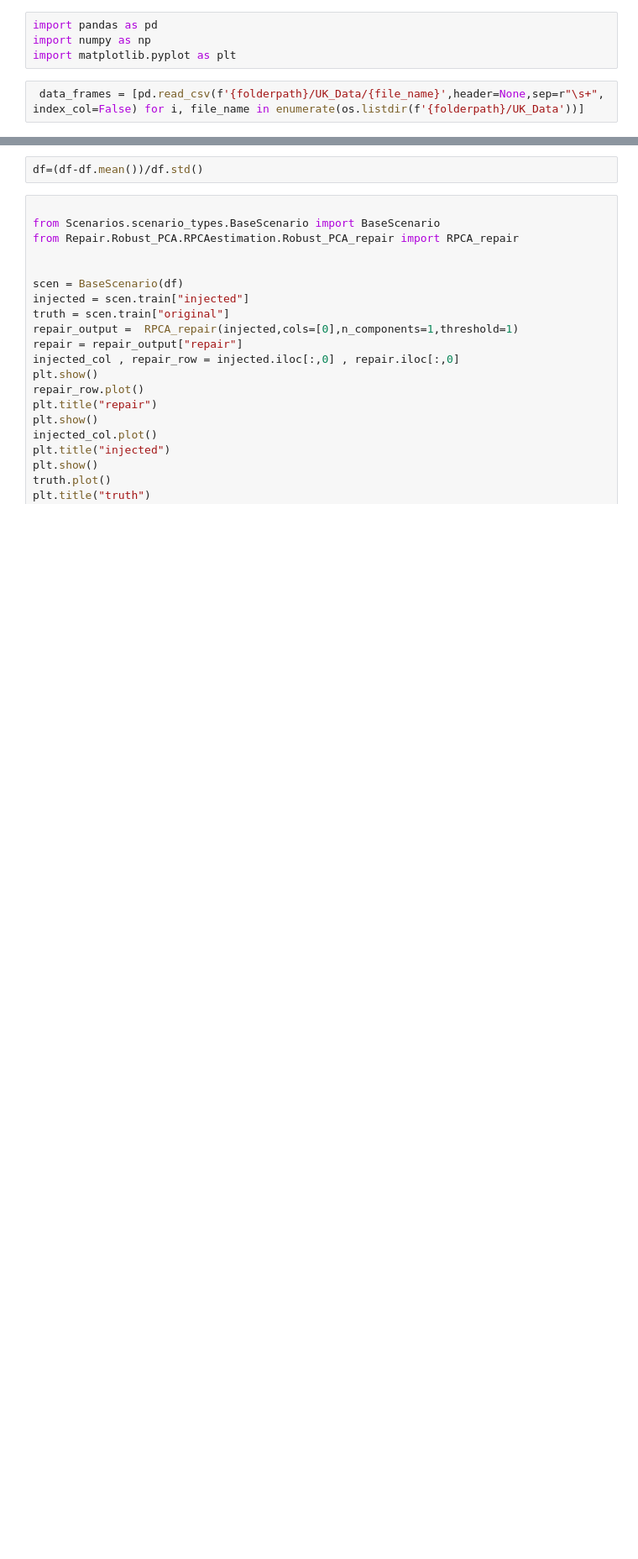
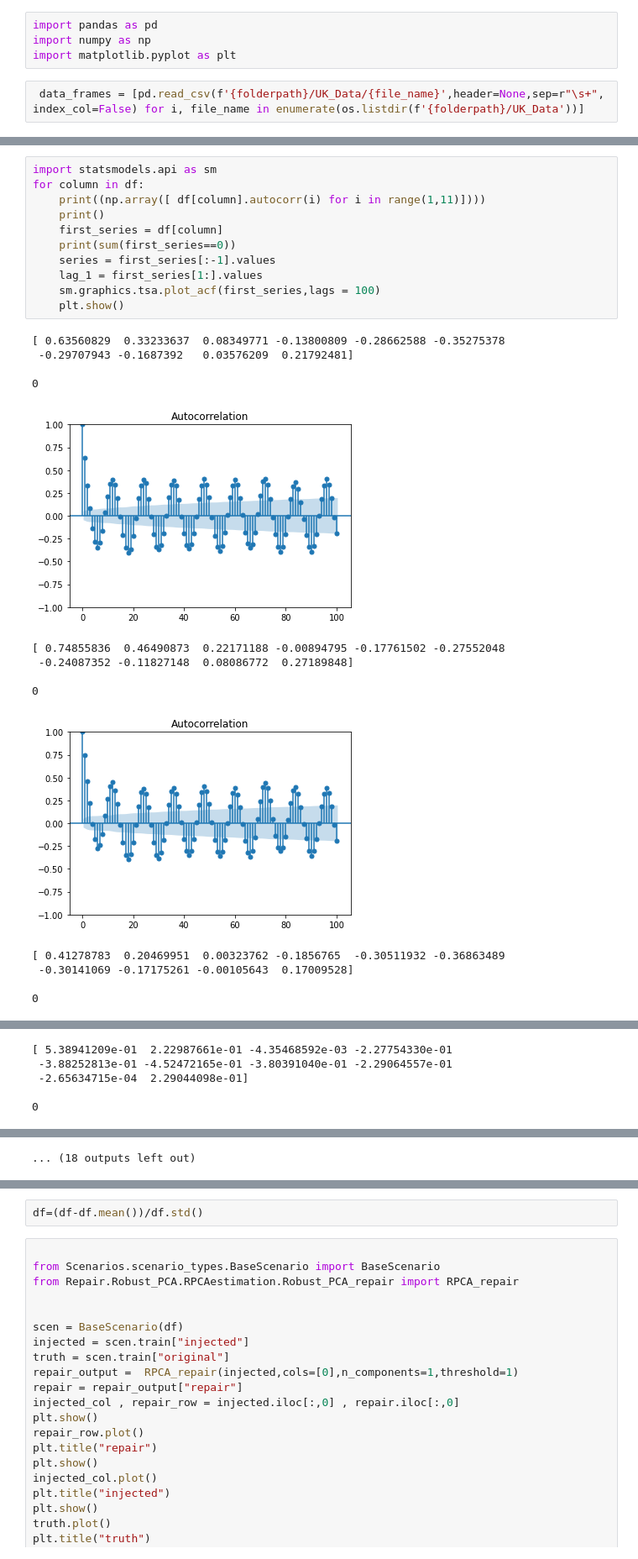
Before and after one commit to AKheli/RepBench, a Jupyter notebook: notebooks/UK.ipynb, the cells around one changed output, grey strips where cells are left out. Shown at 84% size. Drawn from its saved outputs; the diff is of its cells as text; blank space fills up the shorter version.

```diff
--- a/notebooks/UK.ipynb
+++ b/notebooks/UK.ipynb
@@ -23,0 +89,26 @@ df = pd.DataFrame([np.array(d[2]) for d in data_frames]).T
+# %%
+import statsmodels.api as sm
+for column in df:
+    print((np.array([ df[column].autocorr(i) for i in range(1,11)])))
+    print()
+    first_series = df[column]
+    print(sum(first_series==0))
+    series = first_series[:-1].values
+    lag_1 = first_series[1:].values
+    sm.graphics.tsa.plot_acf(first_series,lags = 100)
+    plt.show()
+# %% [output]
+[ 0.63560829  0.33233637  0.08349771 -0.13800809 -0.28662588 -0.35275378
+ -0.29707943 -0.1687392   0.03576209  0.21792481]
+
+0
+[figure, added]
+[ 0.74855836  0.46490873  0.22171188 -0.00894795 -0.17761502 -0.27552048
+ -0.24087352 -0.11827148  0.08086772  0.27189848]
+
+0
+[figure, added]
+[ 0.41278783  0.20469951  0.00323762 -0.1856765  -0.30511932 -0.36863489
+ -0.30141069 -0.17175261 -0.00105643  0.17009528]
+
+0
@@ -23,0 +116,5 @@ df = pd.DataFrame([np.array(d[2]) for d in data_frames]).T
+[ 5.38941209e-01  2.22987661e-01 -4.35468592e-03 -2.27754330e-01
+ -3.88252813e-01 -4.52472165e-01 -3.80391040e-01 -2.29064557e-01
+ -2.65634715e-04  2.29044098e-01]
+
+0
@@ -24,3 +132,4 @@ df = pd.DataFrame([np.array(d[2]) for d in data_frames]).T
+... (18 outputs left out)
 # %%
 df.corr()
 # %% [output]
```
Also changed, not shown: parts of 6 cells of this notebook, 1 other file.
